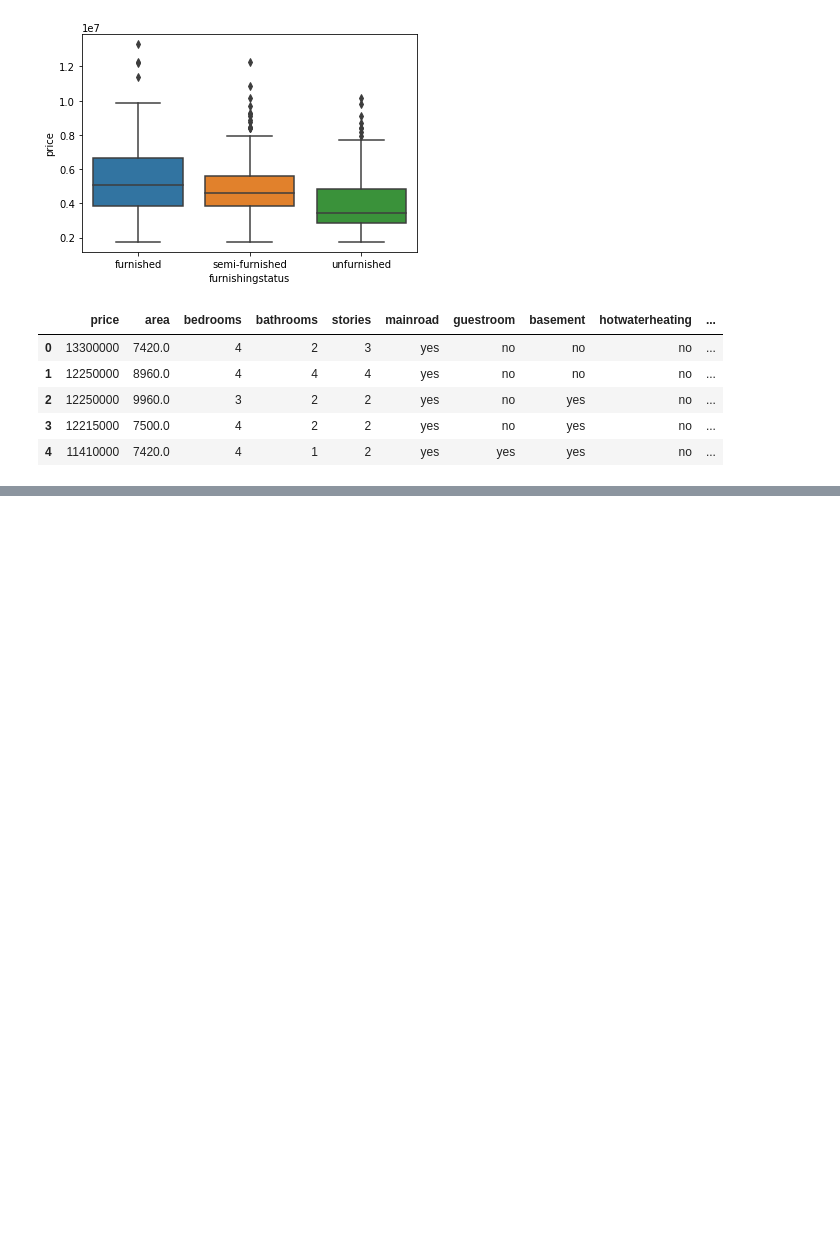
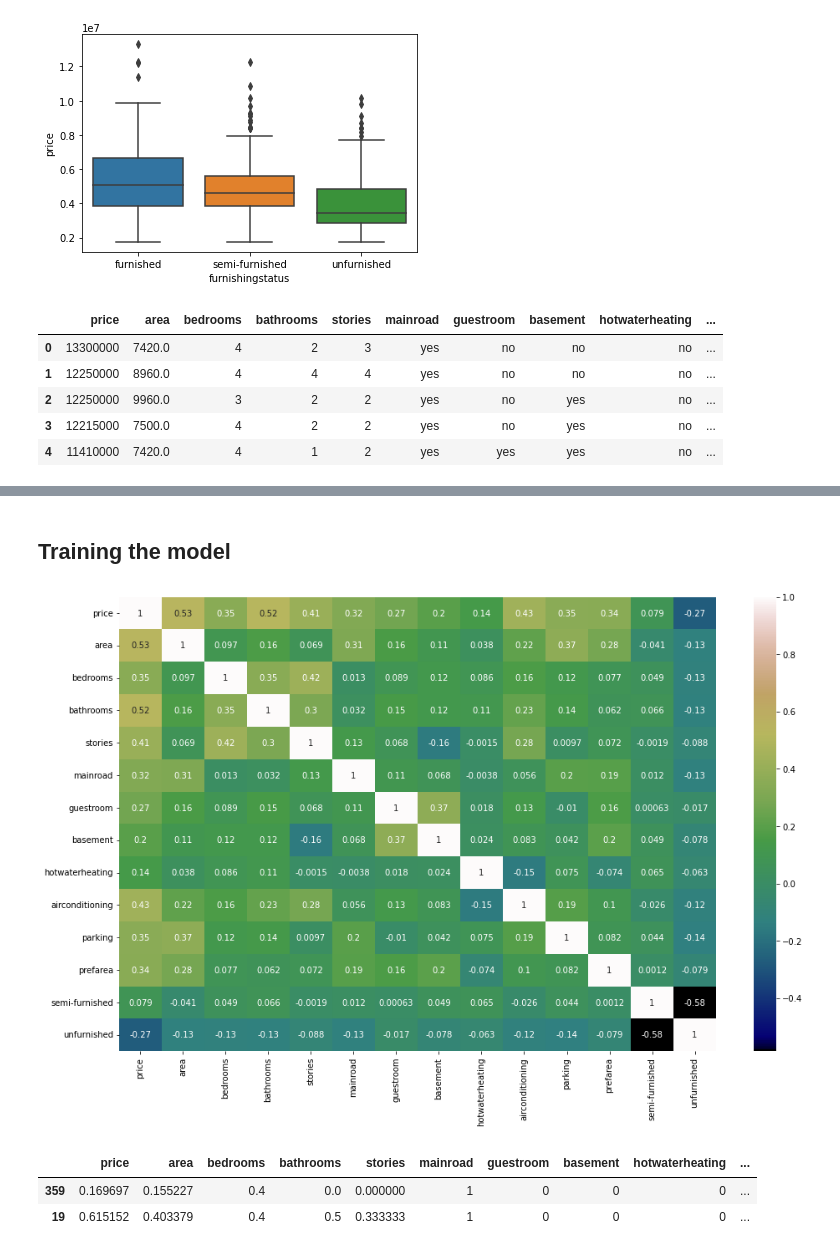
Before and after one commit to Pawan7aston/Code_Clue, a Jupyter notebook: Aston/Multiple Linear Regression/Untitled.ipynb, the cells around one changed output, grey strips where cells are left out. Cells and saved outputs as stored; diff of their text form; code cells hidden in the pictures; blank space fills up the shorter version.

```diff
--- a/Aston/Multiple Linear Regression/Untitled.ipynb
+++ b/Aston/Multiple Linear Regression/Untitled.ipynb
@@ -149,0 +191,3 @@ housing_data
+# %%
+housing_data = pd.concat([housing_data , status],axis=1)
+housing_data
@@ -149,0 +208,2 @@ housing_data
+# %%
+housing_data=housing_data.drop(['furnishingstatus'],axis=1)
@@ -149,0 +221,2 @@ housing_data
+# %%
+df_train,df_test=train_test_split(housing_data,train_size=.70,test_size=.30,random_state=100)
@@ -149,0 +231,10 @@ housing_data
+# %%
+# MinMax is normalisation technique formulation is (x-xmin)/(xmin-xmax)
+# Apply scaler() to all the columns except the 'yes-no' and 'dummy' variables
+num_vars = ['area', 'bedrooms', 'bathrooms', 'stories', 'parking','price']
+#1. Instantiate an object
+scaler = MinMaxScaler()
+# Transform or fit on data
+# Fit are of type "fit" , "fit_transform","transform"
+df_train[num_vars] = scaler.fit_transform(df_train[num_vars])
+df_train.head()
@@ -149,0 +248,15 @@ housing_data
+# %% [markdown]
+## Training the model
+# %%
+# Demonstrate Heatmap
+plt.figure(figsize=(16,10))
+sns.heatmap(df_train.corr() , annot=True , cmap="gist_earth")
+plt.show()
+# %% [output]
+[figure, added]
+# %%
+df_train.head(2)
+# %% [output]
+|  | price | area | bedrooms | bathrooms | stories | mainroad | guestroom | basement | hotwaterheating | ... |
+| 359 | 0.169697 | 0.155227 | 0.4 | 0.0 | 0.000000 | 1 | 0 | 0 | 0 | ... |
+| 19 | 0.615152 | 0.403379 | 0.4 | 0.5 | 0.333333 | 1 | 0 | 0 | 0 | ... |
```
Also changed, not shown: parts of 30 cells of this notebook, 8 other files.
